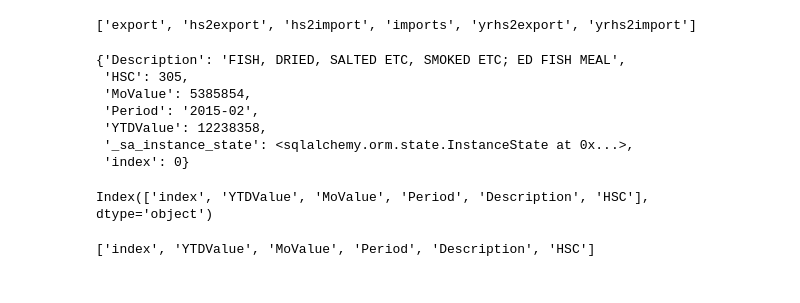
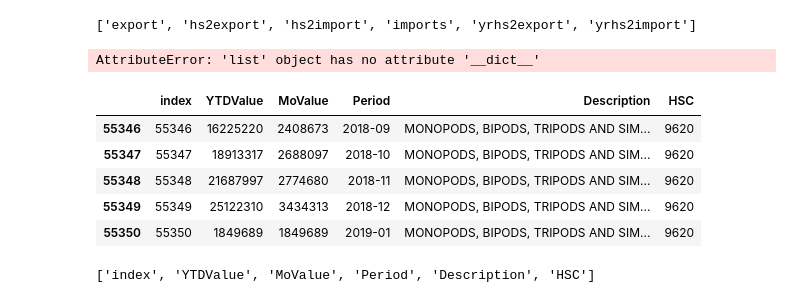
Before and after one commit to Sailendra-Mahapatra/Project2, a Jupyter notebook: Alex's Workbook/workbook.ipynb, the cells around one changed output. Cells and saved outputs as stored; diff of their text form; code cells hidden in the pictures.

```diff
--- a/Alex's Workbook/workbook.ipynb
+++ b/Alex's Workbook/workbook.ipynb
@@ -187,24 +187,23 @@ YRExports = Base.classes.yrhs2export
 # %%
 Exports = Base.classes.export
 # %%
-exports = session.query(Imports).first()
-exports.__dict__
+imports = session.query(Imports).all()
+imports.__dict__
 # %% [output]
-{'Description': 'FISH, DRIED, SALTED ETC, SMOKED ETC; ED FISH MEAL',
- 'HSC': 305,
- 'MoValue': 5385854,
- 'Period': '2015-02',
- 'YTDValue': 12238358,
- '_sa_instance_state': <sqlalchemy.orm.state.InstanceState at 0x...>,
- 'index': 0}
+AttributeError: 'list' object has no attribute '__dict__'
 # %%
 results = session.query(Imports).statement
 # %%
 df = pd.read_sql_query(results, session.bind)
 # %%
-df.columns
+df.tail()
 # %% [output]
-Index(['index', 'YTDValue', 'MoValue', 'Period', 'Description', 'HSC'], dtype='object')
+|  | index | YTDValue | MoValue | Period | Description | HSC |
+| 55346 | 55346 | 16225220 | 2408673 | 2018-09 | MONOPODS, BIPODS, TRIPODS AND SIM... | 9620 |
+| 55347 | 55347 | 18913317 | 2688097 | 2018-10 | MONOPODS, BIPODS, TRIPODS AND SIM... | 9620 |
+| 55348 | 55348 | 21687997 | 2774680 | 2018-11 | MONOPODS, BIPODS, TRIPODS AND SIM... | 9620 |
+| 55349 | 55349 | 25122310 | 3434313 | 2018-12 | MONOPODS, BIPODS, TRIPODS AND SIM... | 9620 |
+| 55350 | 55350 | 1849689 | 1849689 | 2019-01 | MONOPODS, BIPODS, TRIPODS AND SIM... | 9620 |
 # %%
 list(df.columns)
 # %% [output]
```
Also changed, not shown: parts of 2 cells of this notebook, 4 other files.
